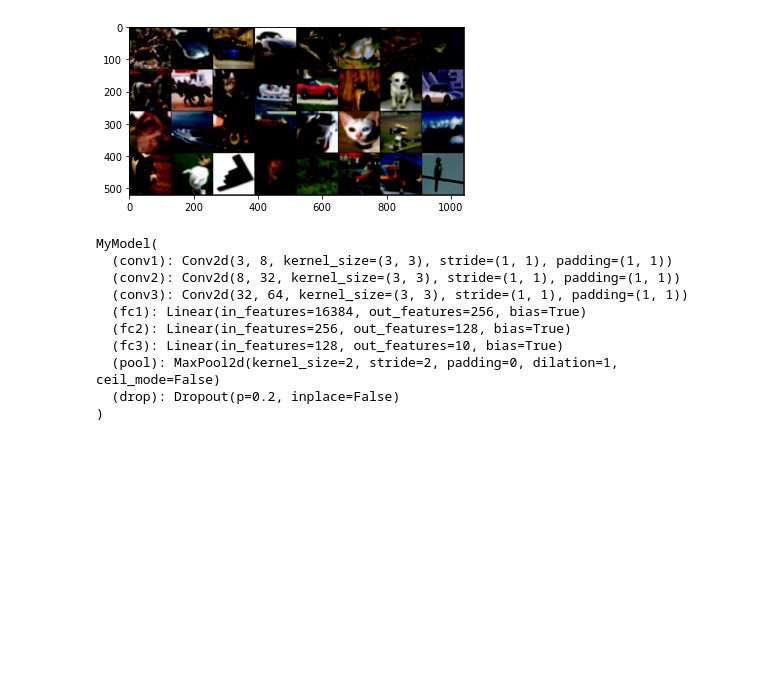
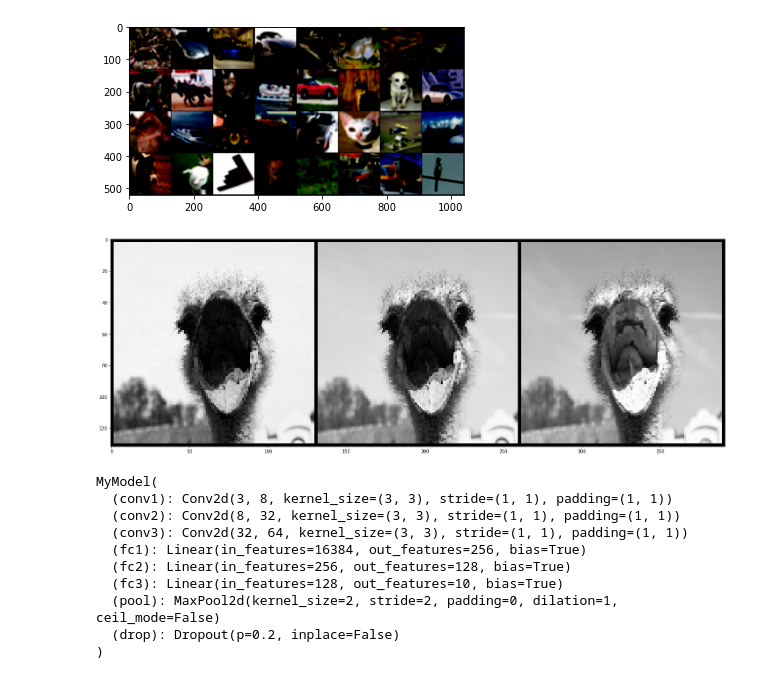
Before and after one commit to pvdklei/modelsmakemodels, a Jupyter notebook: pepijn/cifar10_model_visual.ipynb, the cells around one changed output. Saved outputs shown, nothing was run; the diff lists cells and outputs as text; code cells hidden in the pictures; blank space fills up the shorter version.

Commit message:
visualisaties van de verschillende representaties die elke laag van een cnn maakt. Gebruikt ook pca en tsne

```diff
--- a/pepijn/cifar10_model_visual.ipynb
+++ b/pepijn/cifar10_model_visual.ipynb
@@ -21,6 +24,13 @@ showimage(torchvision.utils.make_grid(images))
 # %% [output]
 Clipping input data to the valid range for imshow with RGB data ([0..1] for floats or [0..255] for integers).
 [figure]
+# %%
+image = cv2.imread("struisvogel.jpg")
+image = cv2.resize(image, (128, 128), interpolation = cv2.INTER_CUBIC)
+image = torch.from_numpy(image).permute(2, 0, 1).type(torch.FloatTensor)
+vt.show_image_channels(image)
+# %% [output]
+[figure, added]
 # %%
 class MyModel(nn.Module):
     def __init__(self):
```
Also changed, not shown: parts of 10 cells of this notebook, 7 other files.
